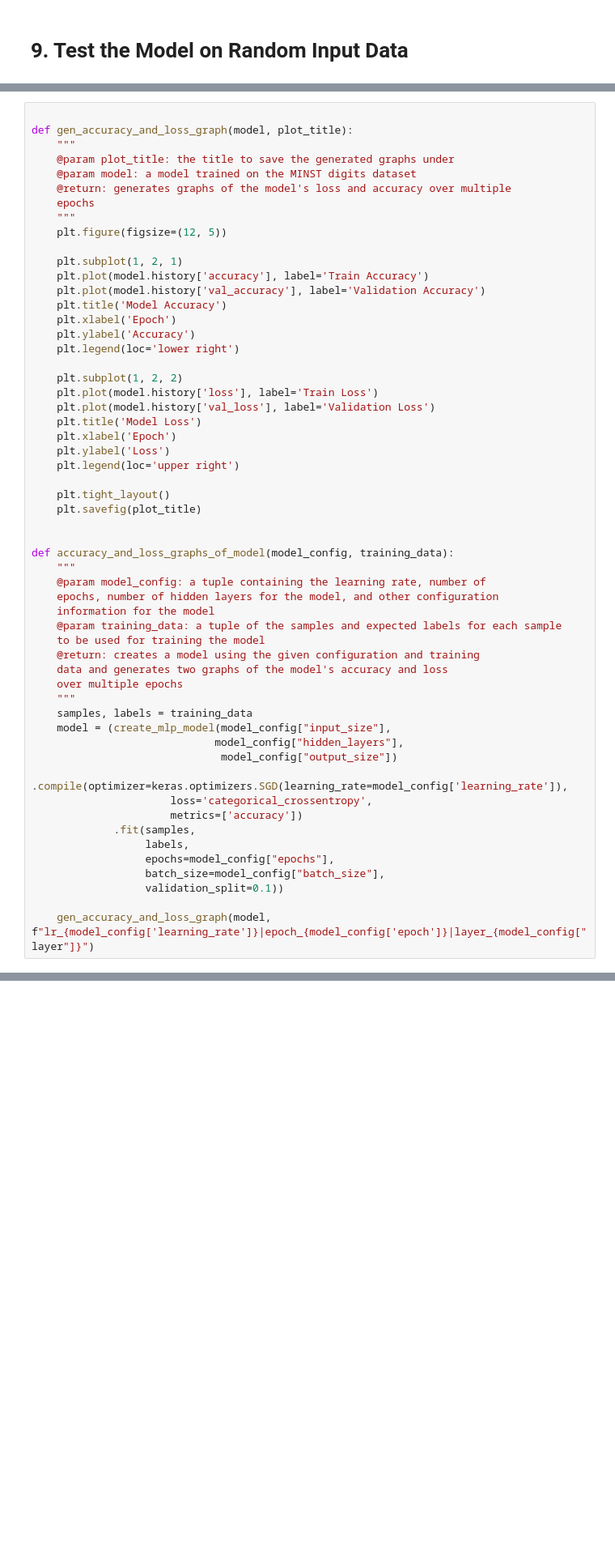
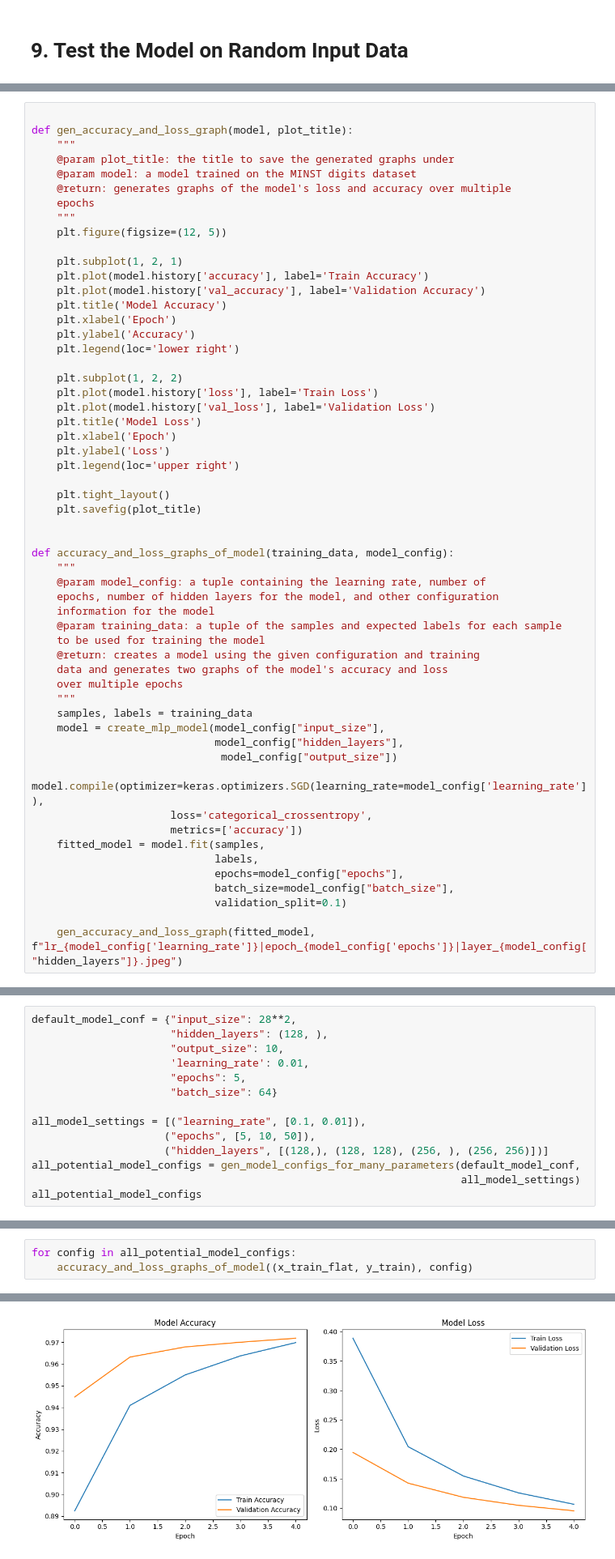
Before and after one commit to ebarylko/cmpt-310, a Jupyter notebook: assignment-2/Q-mlp.ipynb, the cells around one changed output, grey strips where cells are left out. Shown: that part at 81% size. Cells and saved outputs as stored; diff of their text form; blank space fills up the shorter version.

Commit message:
Generated graphs

```diff
--- a/assignment-2/Q-mlp.ipynb
+++ b/assignment-2/Q-mlp.ipynb
@@ -241,7 +244,7 @@ def gen_accuracy_and_loss_graph(model, plot_title):
     plt.savefig(plot_title)
 
 
-def accuracy_and_loss_graphs_of_model(model_config, training_data):
+def accuracy_and_loss_graphs_of_model(training_data, model_config):
     """
     @param model_config: a tuple containing the learning rate, number of
     epochs, number of hidden layers for the model, and other configuration
@@ -253,16 +256,16 @@ def accuracy_and_loss_graphs_of_model(model_config, training_data):
     over multiple epochs
     """
     samples, labels = training_data
-    model = (create_mlp_model(model_config["input_size"],
+    model = create_mlp_model(model_config["input_size"],
                              model_config["hidden_layers"],
                               model_config["output_size"])
-             .compile(optimizer=keras.optimizers.SGD(learning_rate=model_config['learning_rate']),
+    model.compile(optimizer=keras.optimizers.SGD(learning_rate=model_config['learning_rate']),
                       loss='categorical_crossentropy',
                       metrics=['accuracy'])
-             .fit(samples,
-                  labels,
-                  epochs=model_config["epochs"],
-                  batch_size=model_config["batch_size"],
-                  validation_split=0.1))
+    fitted_model = model.fit(samples,
+                             labels,
+                             epochs=model_config["epochs"],
+                             batch_size=model_config["batch_size"],
+                             validation_split=0.1)
 
-    gen_accuracy_and_loss_graph(model, f"lr_{model_config['learning_rate']}|epoch_{model_config['epoch']}|layer_{model_config["layer"]}")
+    gen_accuracy_and_loss_graph(fitted_model, f"lr_{model_config['learning_rate']}|epoch_{model_config['epochs']}|layer_{model_config["hidden_layers"]}.jpeg")
@@ -268,0 +306,14 @@ def accuracy_and_loss_graphs_of_model(model_config, training_data):
+# %%
+default_model_conf = {"input_size": 28**2,
+                      "hidden_layers": (128, ),
+                      "output_size": 10,
+                      'learning_rate': 0.01,
+                      "epochs": 5,
+                      "batch_size": 64}
+
+all_model_settings = [("learning_rate", [0.1, 0.01]),
+                     ("epochs", [5, 10, 50]),
+                     ("hidden_layers", [(128,), (128, 128), (256, ), (256, 256)])]
+all_potential_model_configs = gen_model_configs_for_many_parameters(default_model_conf,
+                                                                    all_model_settings)
+all_potential_model_configs
@@ -268,0 +338,4 @@ def accuracy_and_loss_graphs_of_model(model_config, training_data):
+# %%
+for config in all_potential_model_configs:
+    accuracy_and_loss_graphs_of_model((x_train_flat, y_train), config)
+# %% [output]
@@ -268,0 +458 @@ def accuracy_and_loss_graphs_of_model(model_config, training_data):
+[figure, added]
```
Also changed, not shown: parts of 4 cells of this notebook.
